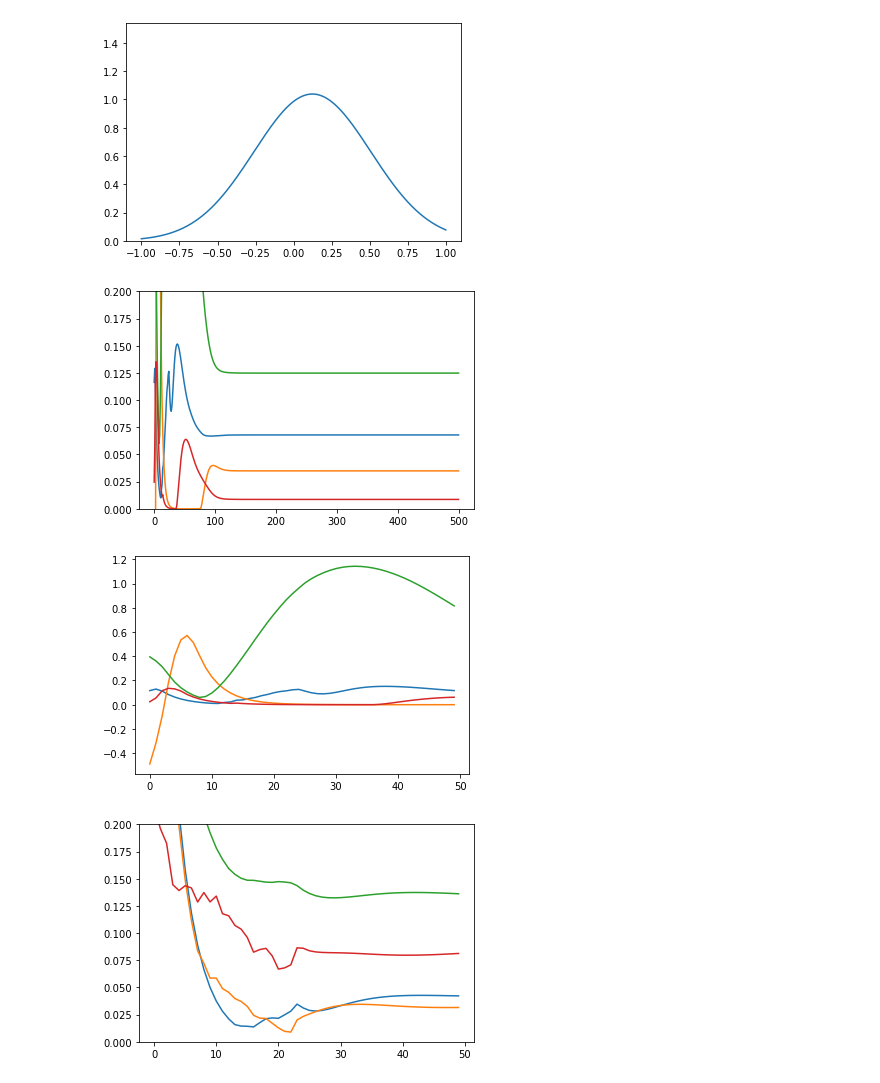
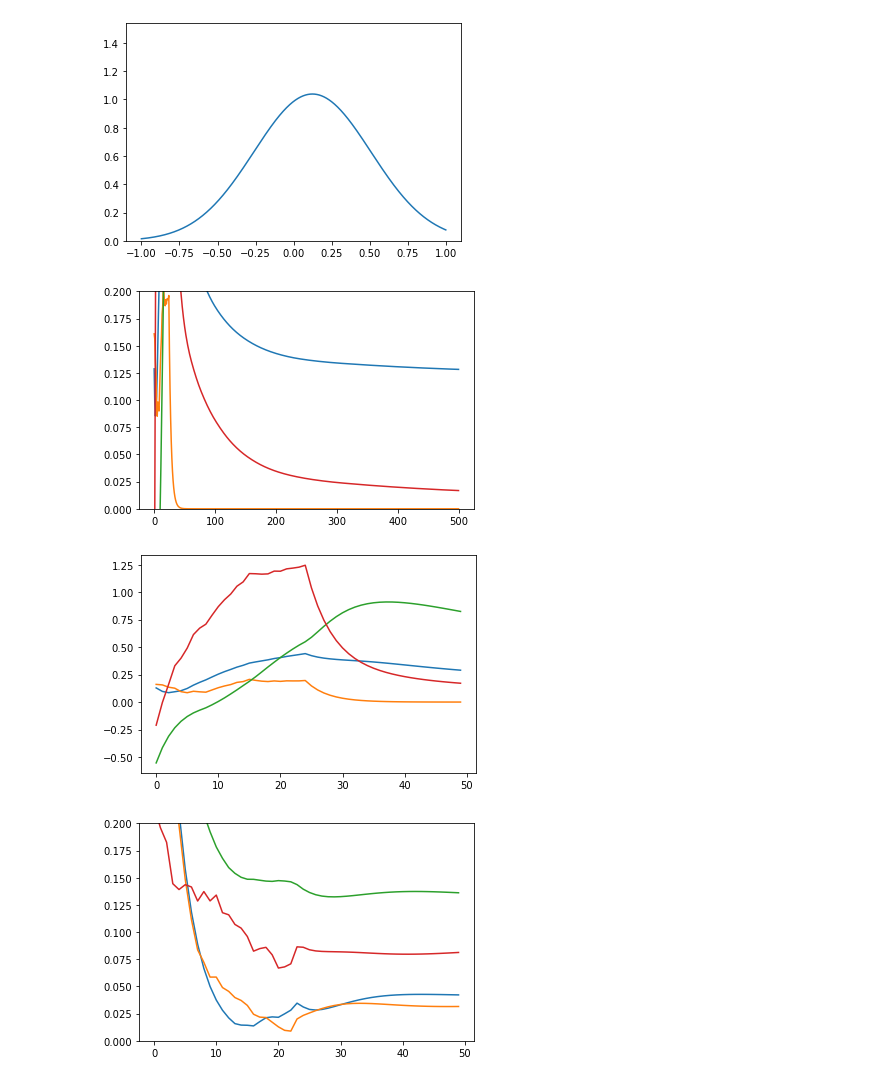
Before and after one commit to tripdancer0916/probabilistic-inference-rnn, a Jupyter notebook: jupyter/check_results.ipynb, the cells around one changed output. Cells and saved outputs as stored; diff of their text form; code cells hidden in the pictures.

```diff
--- a/jupyter/check_results.ipynb
+++ b/jupyter/check_results.ipynb
@@ -86,17 +85,18 @@ cfg['DATALOADER']
 sample_num = 2000
 
 outputs_np = np.zeros(sample_num)
-input_signal = make_signal(sample_num, time_length=30, signal_length=30, mu=0, sigma=0.5)
+input_signal = make_signal(sample_num, time_length=36, signal_length=25, mu=0, sigma=0.5)
 input_signal_split = np.split(input_signal, sample_num // cfg['TRAIN']['BATCHSIZE'])
 # %%
-neural_dynamics = np.zeros((sample_num, 30, model.n_hid))
+neural_dynamics = np.zeros((sample_num, 36, model.n_hid))
 for i in range(sample_num // cfg['TRAIN']['BATCHSIZE']):
-    hidden_np = np.random.normal(0, 0.5, size=(cfg['TRAIN']['BATCHSIZE'], cfg['MODEL']['SIZE']))
+    # hidden_np = np.random.normal(0, 0.5, size=(cfg['TRAIN']['BATCHSIZE'], cfg['MODEL']['SIZE']))
+    hidden_np = np.zeros((cfg['TRAIN']['BATCHSIZE'], cfg['MODEL']['SIZE']))
     hidden = torch.from_numpy(hidden_np).float()
     hidden = hidden.to(device)
     inputs = torch.from_numpy(input_signal_split[i]).float()
     inputs = inputs.to(device)
-    hidden_list, outputs, _ = model(inputs, hidden, 30)
+    hidden_list, outputs, _ = model(inputs, hidden, 36)
     hidden_list_np = hidden_list.cpu().detach().numpy()
     outputs_np[i * cfg['TRAIN']['BATCHSIZE']: (i + 1) * cfg['TRAIN']['BATCHSIZE']] = outputs.detach().numpy()[:, -1, 0]
     neural_dynamics[i * cfg['TRAIN']['BATCHSIZE']: (i + 1) * cfg['TRAIN']['BATCHSIZE']] = hidden_list_np
@@ -114,17 +114,18 @@ os.makedirs('figures', exist_ok=True)
 sample_num = 2000
 
 outputs_np = np.zeros(sample_num)
-input_signal = make_signal(sample_num, time_length=30, signal_length=30, mu=0.3, sigma=0.1)
+input_signal = make_signal(sample_num, time_length=36, signal_length=25, mu=0, sigma=0.1)
 input_signal_split = np.split(input_signal, sample_num // cfg['TRAIN']['BATCHSIZE'])
 
-neural_dynamics = np.zeros((sample_num, 30, model.n_hid))
+neural_dynamics = np.zeros((sample_num, 36, model.n_hid))
 for i in range(sample_num // cfg['TRAIN']['BATCHSIZE']):
-    hidden_np = np.random.normal(0, 0.5, size=(cfg['TRAIN']['BATCHSIZE'], cfg['MODEL']['SIZE']))
+    # hidden_np = np.random.normal(0, 0.5, size=(cfg['TRAIN']['BATCHSIZE'], cfg['MODEL']['SIZE']))
+    hidden_np = np.zeros((cfg['TRAIN']['BATCHSIZE'], cfg['MODEL']['SIZE']))
     hidden = torch.from_numpy(hidden_np).float()
     hidden = hidden.to(device)
     inputs = torch.from_numpy(input_signal_split[i]).float()
     inputs = inputs.to(device)
-    hidden_list, outputs, _ = model(inputs, hidden, 30)
+    hidden_list, outputs, _ = model(inputs, hidden, 36)
     hidden_list_np = hidden_list.cpu().detach().numpy()
     outputs_np[i * cfg['TRAIN']['BATCHSIZE']: (i + 1) * cfg['TRAIN']['BATCHSIZE']] = outputs.detach().numpy()[:, -1, 0]
     neural_dynamics[i * cfg['TRAIN']['BATCHSIZE']: (i + 1) * cfg['TRAIN']['BATCHSIZE']] = hidden_list_np
@@ -189,44 +190,26 @@ plt.ylim([0, np.max(f1)+0.5])
 mu_posterior: 0.123, sigma_posterior: 0.384
 (0.0, 1.5386129302236964)
 [figure]
-# %%
-sample_num = 100
-
-outputs_np = np.zeros(sample_num)
-input_signal = make_signal(sample_num, time_length=500, signal_length=25, mu=1, sigma=0.1)
-input_signal_split = np.split(input_signal, sample_num // cfg['TRAIN']['BATCHSIZE'])
-
-neural_dynamics = np.zeros((sample_num, 500, model.n_hid))
-for i in range(sample_num // cfg['TRAIN']['BATCHSIZE']):
-    hidden_np = np.random.normal(0, 0.5, size=(cfg['TRAIN']['BATCHSIZE'], cfg['MODEL']['SIZE']))
-    hidden = torch.from_numpy(hidden_np).float()
-    hidden = hidden.to(device)
-    inputs = torch.from_numpy(input_signal_split[i]).float()
-    inputs = inputs.to(device)
-    hidden_list, outputs, _ = model(inputs, hidden, 500)
-    hidden_list_np = hidden_list.cpu().detach().numpy()
-    outputs_np[i * cfg['TRAIN']['BATCHSIZE']: (i + 1) * cfg['TRAIN']['BATCHSIZE']] = outputs.detach().numpy()[:, -1, 0]
-    neural_dynamics[i * cfg['TRAIN']['BATCHSIZE']: (i + 1) * cfg['TRAIN']['BATCHSIZE']] = hidden_list_np
 # %%
 plt.plot(neural_dynamics[0, :, 8])
-plt.plot(neural_dynamics[0, :, 11])
+plt.plot(neural_dynamics[0, :, 76])
 plt.plot(neural_dynamics[0, :, 17])
-plt.plot(neural_dynamics[0, :, 27])
+plt.plot(neural_dynamics[0, :, 129])
 
 plt.ylim([0, 0.2])
 plt.show()
 # %% [output]
-[figure, old version]
+[figure, new version]
 # %%
 plt.plot(neural_dynamics[0, :50, 8])
-plt.plot(neural_dynamics[0, :50, 11])
+plt.plot(neural_dynamics[0, :50, 76])
 plt.plot(neural_dynamics[0, :50, 17])
-plt.plot(neural_dynamics[0, :50, 27])
+plt.plot(neural_dynamics[0, :50, 129])
 
 # plt.ylim([0, 0.2])
 plt.show()
 # %% [output]
-[figure, old version]
+[figure, new version]
 # %%
 plt.plot(neural_dynamics[0, :50, 8])
 plt.plot(neural_dynamics[0, :50, 19])
```
Also changed, not shown: parts of 14 cells of this notebook, 1 other file.
